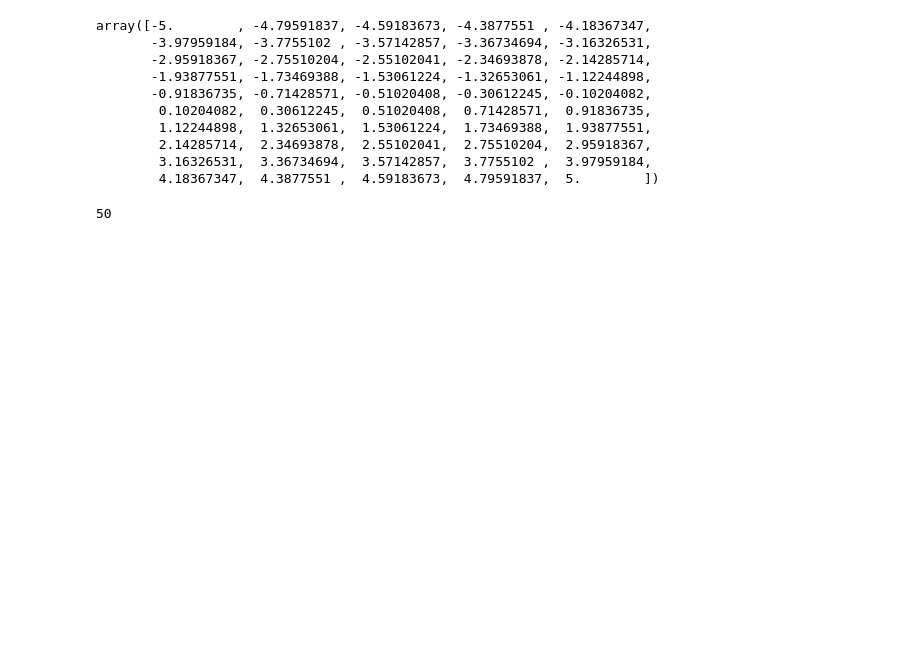
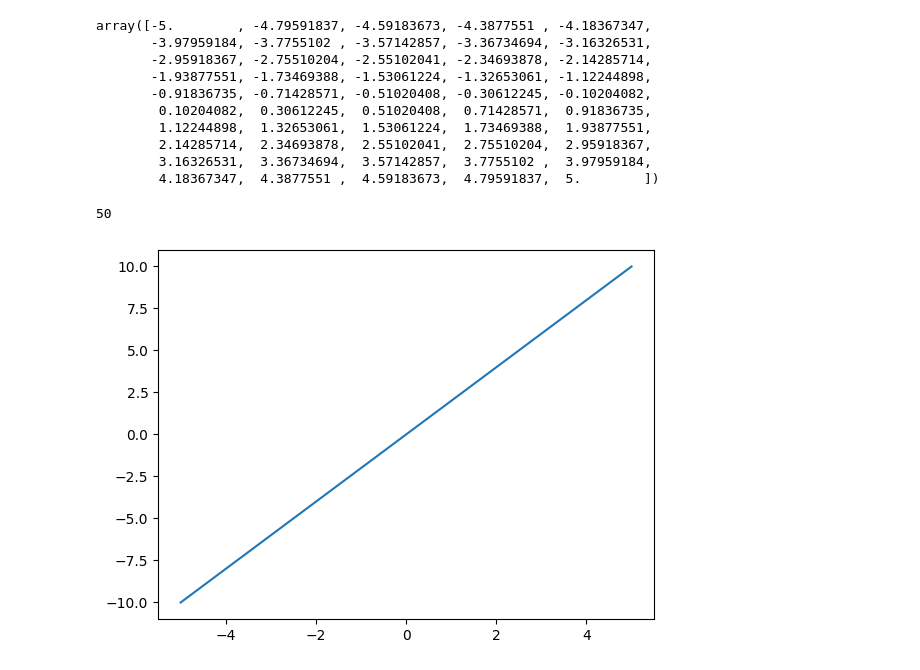
Before and after one commit to pixcelo/learn-math-python, a Jupyter notebook: matplotlib/plt_01.ipynb, the cells around one changed output. Cells and saved outputs as stored; diff of their text form; code cells hidden in the pictures; blank space fills up the shorter version.

```diff
--- a/matplotlib/plt_01.ipynb
+++ b/matplotlib/plt_01.ipynb
@@ -22,3 +22,9 @@ array([-5.        , -4.79591837, -4.59183673, -4.3877551 , -4.18367347,
 len(x)
 # %% [output]
 50
+# %%
+y = 2 * x
+plt.plot(x, y)
+plt.show()
+# %% [output]
+[figure, added]
```
Also changed, not shown: parts of 1 cell of this notebook.
